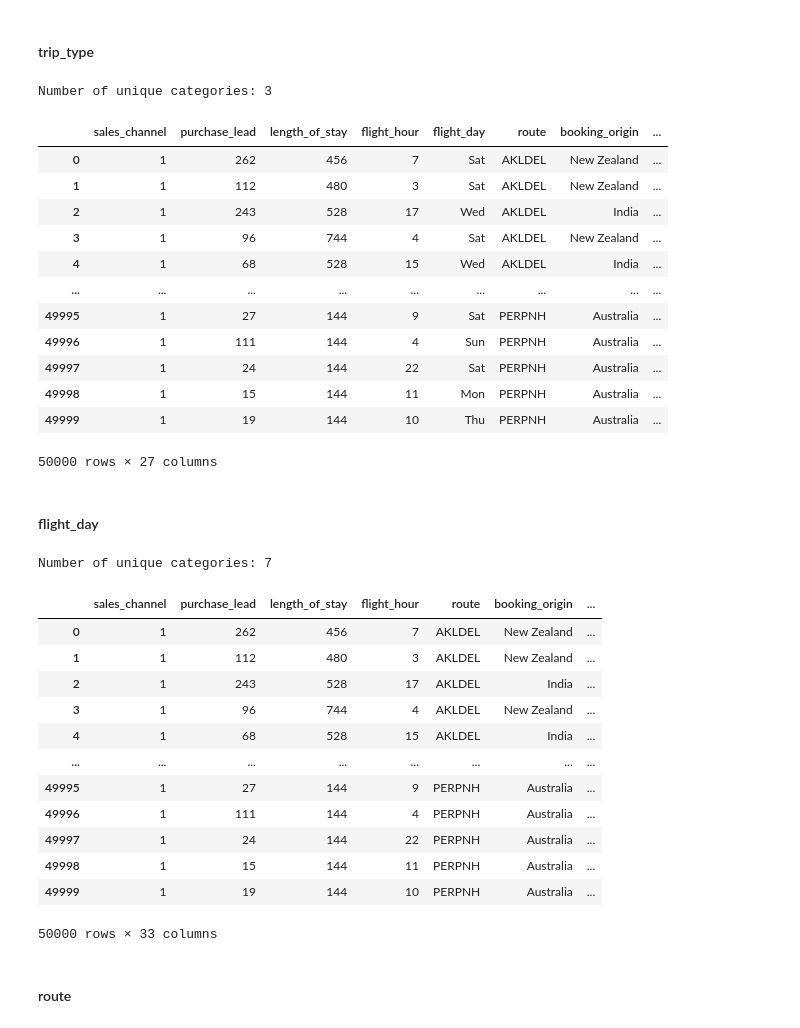
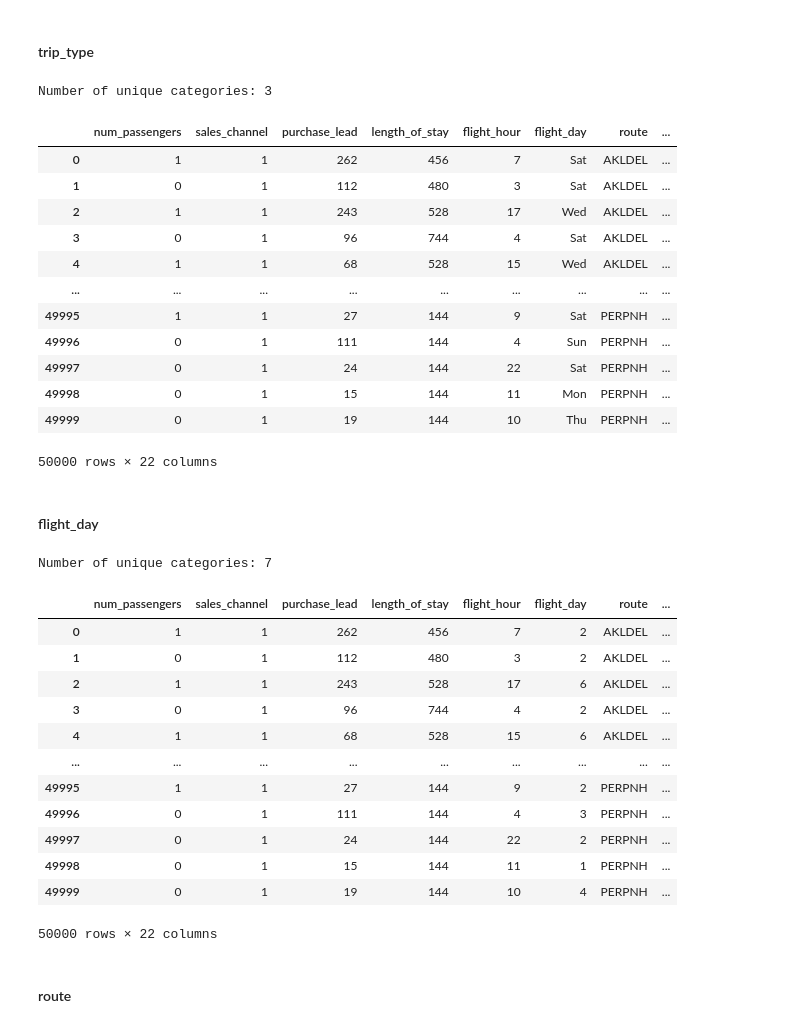
Before and after one commit to Kekyei/airline-booking-prediction, a Jupyter notebook: airline_booking_prediction.ipynb, the cells around one changed output. Saved outputs shown, nothing was run; the diff lists cells and outputs as text; code cells hidden in the pictures.

```diff
--- a/airline_booking_prediction.ipynb
+++ b/airline_booking_prediction.ipynb
@@ -164,14 +172,14 @@ The simplest method is to map each category to an integer (label encoding), howe
 Another way to encode categorical features is to use `dummy variables` AKA `one hot encoding`. This create a new feature for every unique value of a categorical column, and fills this column with either a 1 or a 0 to indicate that this company does or does not belong to this category.
 #### num_passengers
 # %%
-# Transform into categorical type
-booking_data.num_passengers = booking_data.num_passengers.astype("category")
-
 # Let's see how many values every unique column holds
 print(f"Number of unique categories: {len(booking_data.num_passengers.value_counts())}")
 
-booking_data = pd.get_dummies(booking_data,columns=["num_passengers"])
-booking_data = booking_data.drop(columns=["num_passengers_7","num_passengers_8","num_passengers_9"])
+# create a label encoder for each categorical column
+label_num_passengers = LabelEncoder()
+
+# fit and transform the categorical columns
+booking_data['num_passengers'] = label_num_passengers.fit_transform(booking_data['num_passengers'])
 booking_data
 # %% [output]
 Number of unique categories: 9
@@ -228,45 +236,46 @@ booking_data = pd.get_dummies(booking_data,columns=["trip_type"])
 booking_data
 # %% [output]
 Number of unique categories: 3
-|  | sales_channel | purchase_lead | length_of_stay | flight_hour | flight_day | route | booking_origin | ... |
-| 0 | 1 | 262 | 456 | 7 | Sat | AKLDEL | New Zealand | ... |
-| 1 | 1 | 112 | 480 | 3 | Sat | AKLDEL | New Zealand | ... |
-| 2 | 1 | 243 | 528 | 17 | Wed | AKLDEL | India | ... |
-| 3 | 1 | 96 | 744 | 4 | Sat | AKLDEL | New Zealand | ... |
-| 4 | 1 | 68 | 528 | 15 | Wed | AKLDEL | India | ... |
+|  | num_passengers | sales_channel | purchase_lead | length_of_stay | flight_hour | flight_day | route | ... |
+| 0 | 1 | 1 | 262 | 456 | 7 | Sat | AKLDEL | ... |
+| 1 | 0 | 1 | 112 | 480 | 3 | Sat | AKLDEL | ... |
+| 2 | 1 | 1 | 243 | 528 | 17 | Wed | AKLDEL | ... |
+| 3 | 0 | 1 | 96 | 744 | 4 | Sat | AKLDEL | ... |
+| 4 | 1 | 1 | 68 | 528 | 15 | Wed | AKLDEL | ... |
 | ... | ... | ... | ... | ... | ... | ... | ... | ... |
-| 49995 | 1 | 27 | 144 | 9 | Sat | PERPNH | Australia | ... |
-| 49996 | 1 | 111 | 144 | 4 | Sun | PERPNH | Australia | ... |
-| 49997 | 1 | 24 | 144 | 22 | Sat | PERPNH | Australia | ... |
-| 49998 | 1 | 15 | 144 | 11 | Mon | PERPNH | Australia | ... |
-| 49999 | 1 | 19 | 144 | 10 | Thu | PERPNH | Australia | ... |
+| 49995 | 1 | 1 | 27 | 144 | 9 | Sat | PERPNH | ... |
+| 49996 | 0 | 1 | 111 | 144 | 4 | Sun | PERPNH | ... |
+| 49997 | 0 | 1 | 24 | 144 | 22 | Sat | PERPNH | ... |
+| 49998 | 0 | 1 | 15 | 144 | 11 | Mon | PERPNH | ... |
+| 49999 | 0 | 1 | 19 | 144 | 10 | Thu | PERPNH | ... |
-50000 rows × 27 columns
+50000 rows × 22 columns
 # %% [markdown]
 #### flight_day
 # %%
-# Transform into categorical type
-booking_data.flight_day = booking_data.flight_day.astype("category")
-
 # Let's see how many values every unique column holds
 print(f"Number of unique categories: {len(booking_data.flight_day.value_counts())}")
 
-booking_data = pd.get_dummies(booking_data,columns=["flight_day"])
+# create a label encoder for each categorical column
+label_flight_day = LabelEncoder()
+
+# fit and transform the categorical columns
+booking_data['flight_day'] = label_flight_day.fit_transform(booking_data['flight_day'])
 booking_data
 # %% [output]
 Number of unique categories: 7
-|  | sales_channel | purchase_lead | length_of_stay | flight_hour | route | booking_origin | ... |
-| 0 | 1 | 262 | 456 | 7 | AKLDEL | New Zealand | ... |
-| 1 | 1 | 112 | 480 | 3 | AKLDEL | New Zealand | ... |
-| 2 | 1 | 243 | 528 | 17 | AKLDEL | India | ... |
-| 3 | 1 | 96 | 744 | 4 | AKLDEL | New Zealand | ... |
-| 4 | 1 | 68 | 528 | 15 | AKLDEL | India | ... |
-| ... | ... | ... | ... | ... | ... | ... | ... |
-| 49995 | 1 | 27 | 144 | 9 | PERPNH | Australia | ... |
-| 49996 | 1 | 111 | 144 | 4 | PERPNH | Australia | ... |
-| 49997 | 1 | 24 | 144 | 22 | PERPNH | Australia | ... |
-| 49998 | 1 | 15 | 144 | 11 | PERPNH | Australia | ... |
-| 49999 | 1 | 19 | 144 | 10 | PERPNH | Australia | ... |
+|  | num_passengers | sales_channel | purchase_lead | length_of_stay | flight_hour | flight_day | route | ... |
+| 0 | 1 | 1 | 262 | 456 | 7 | 2 | AKLDEL | ... |
+| 1 | 0 | 1 | 112 | 480 | 3 | 2 | AKLDEL | ... |
+| 2 | 1 | 1 | 243 | 528 | 17 | 6 | AKLDEL | ... |
+| 3 | 0 | 1 | 96 | 744 | 4 | 2 | AKLDEL | ... |
+| 4 | 1 | 1 | 68 | 528 | 15 | 6 | AKLDEL | ... |
+| ... | ... | ... | ... | ... | ... | ... | ... | ... |
+| 49995 | 1 | 1 | 27 | 144 | 9 | 2 | PERPNH | ... |
+| 49996 | 0 | 1 | 111 | 144 | 4 | 3 | PERPNH | ... |
+| 49997 | 0 | 1 | 24 | 144 | 22 | 2 | PERPNH | ... |
+| 49998 | 0 | 1 | 15 | 144 | 11 | 1 | PERPNH | ... |
+| 49999 | 0 | 1 | 19 | 144 | 10 | 4 | PERPNH | ... |
-50000 rows × 33 columns
+50000 rows × 22 columns
 # %% [markdown]
 #### route
 # %%
```
Also changed, not shown: parts of 30 cells of this notebook.
